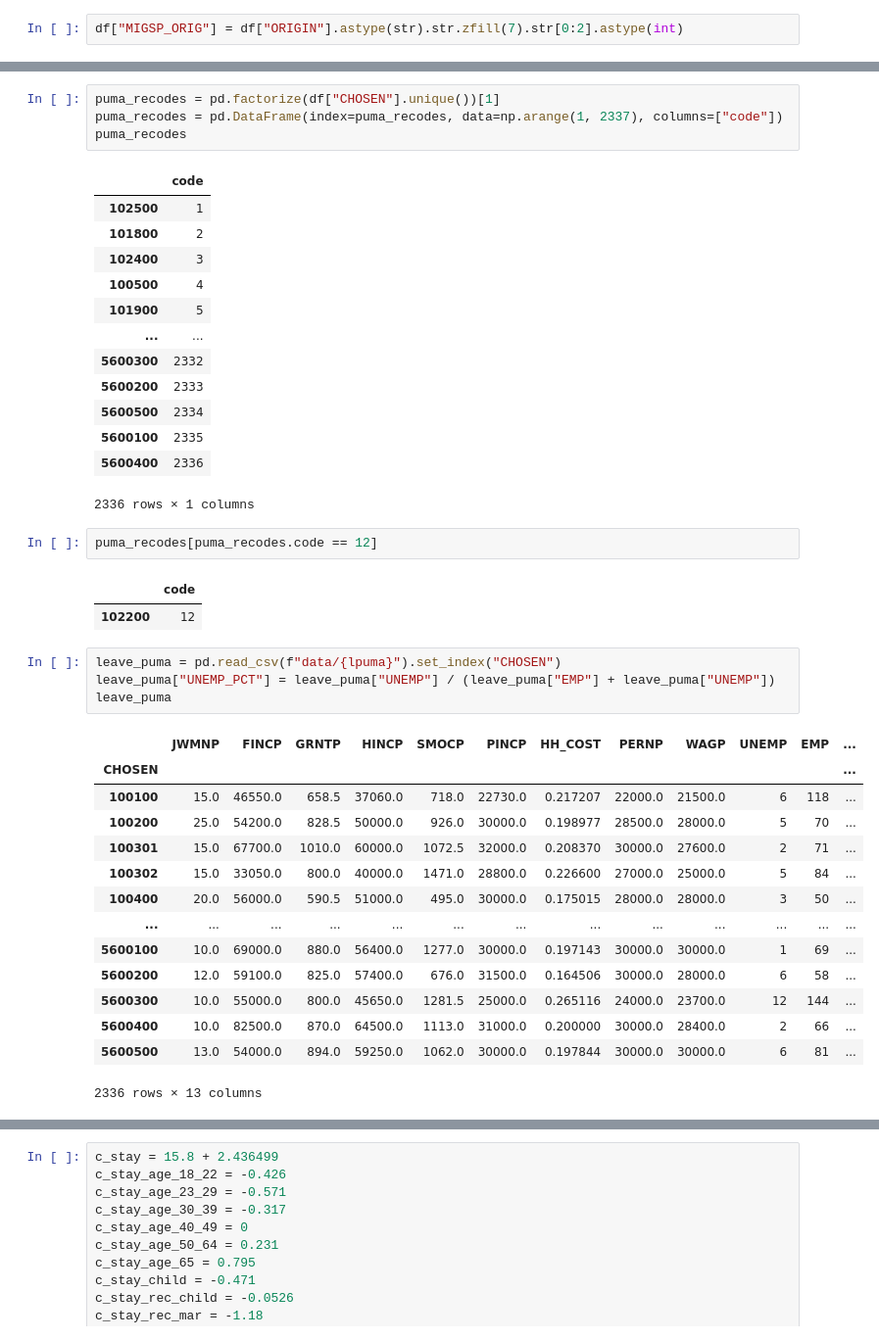
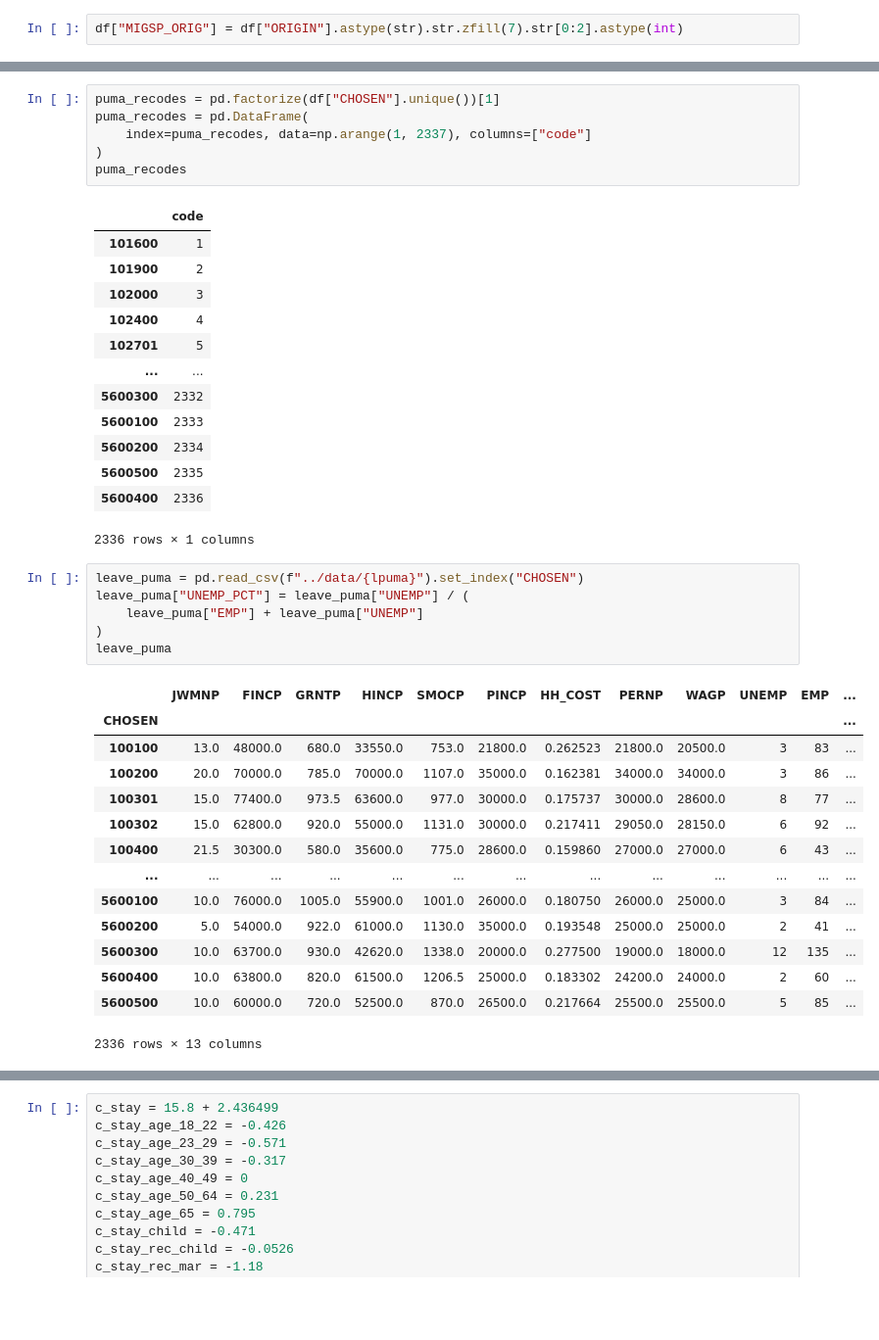
Before and after one commit to yianzhang14/us-migration-modeling, a Jupyter notebook: experiments/simulation.ipynb, the cells around one changed output, grey strips where cells are left out. Shown at 98% size. Drawn from its saved outputs; the diff is of its cells as text; blank space fills up the shorter version.

```diff
--- a/simulation.ipynb
+++ b/experiments/simulation.ipynb
@@ -240,45 +298,44 @@ distances
 975 rows × 2336 columns
 # %%
 puma_recodes = pd.factorize(df["CHOSEN"].unique())[1]
-puma_recodes = pd.DataFrame(index=puma_recodes, data=np.arange(1, 2337), columns=["code"])
+puma_recodes = pd.DataFrame(
+    index=puma_recodes, data=np.arange(1, 2337), columns=["code"]
+)
 puma_recodes
 # %% [output]
 |  | code |
-| 102500 | 1 |
-| 101800 | 2 |
-| 102400 | 3 |
-| 100500 | 4 |
-| 101900 | 5 |
+| 101600 | 1 |
+| 101900 | 2 |
+| 102000 | 3 |
+| 102400 | 4 |
+| 102701 | 5 |
 | ... | ... |
 | 5600300 | 2332 |
-| 5600200 | 2333 |
-| 5600500 | 2334 |
-| 5600100 | 2335 |
+| 5600100 | 2333 |
+| 5600200 | 2334 |
+| 5600500 | 2335 |
 | 5600400 | 2336 |
 2336 rows × 1 columns
-# %%
-puma_recodes[puma_recodes.code == 12]
-# %% [output]
-|  | code |
-| 102200 | 12 |
 # %%
-leave_puma = pd.read_csv(f"data/{lpuma}").set_index("CHOSEN")
-leave_puma["UNEMP_PCT"] = leave_puma["UNEMP"] / (leave_puma["EMP"] + leave_puma["UNEMP"])
+leave_puma = pd.read_csv(f"../data/{lpuma}").set_index("CHOSEN")
+leave_puma["UNEMP_PCT"] = leave_puma["UNEMP"] / (
+    leave_puma["EMP"] + leave_puma["UNEMP"]
+)
 leave_puma
 # %% [output]
 |  | JWMNP | FINCP | GRNTP | HINCP | SMOCP | PINCP | HH_COST | PERNP | WAGP | UNEMP | EMP | ... |
 | CHOSEN |  |  |  |  |  |  |  |  |  |  |  | ... |
-| 100100 | 15.0 | 46550.0 | 658.5 | 37060.0 | 718.0 | 22730.0 | 0.217207 | 22000.0 | 21500.0 | 6 | 118 | ... |
-| 100200 | 25.0 | 54200.0 | 828.5 | 50000.0 | 926.0 | 30000.0 | 0.198977 | 28500.0 | 28000.0 | 5 | 70 | ... |
-| 100301 | 15.0 | 67700.0 | 1010.0 | 60000.0 | 1072.5 | 32000.0 | 0.208370 | 30000.0 | 27600.0 | 2 | 71 | ... |
-| 100302 | 15.0 | 33050.0 | 800.0 | 40000.0 | 1471.0 | 28800.0 | 0.226600 | 27000.0 | 25000.0 | 5 | 84 | ... |
-| 100400 | 20.0 | 56000.0 | 590.5 | 51000.0 | 495.0 | 30000.0 | 0.175015 | 28000.0 | 28000.0 | 3 | 50 | ... |
+| 100100 | 13.0 | 48000.0 | 680.0 | 33550.0 | 753.0 | 21800.0 | 0.262523 | 21800.0 | 20500.0 | 3 | 83 | ... |
+| 100200 | 20.0 | 70000.0 | 785.0 | 70000.0 | 1107.0 | 35000.0 | 0.162381 | 34000.0 | 34000.0 | 3 | 86 | ... |
+| 100301 | 15.0 | 77400.0 | 973.5 | 63600.0 | 977.0 | 30000.0 | 0.175737 | 30000.0 | 28600.0 | 8 | 77 | ... |
+| 100302 | 15.0 | 62800.0 | 920.0 | 55000.0 | 1131.0 | 30000.0 | 0.217411 | 29050.0 | 28150.0 | 6 | 92 | ... |
+| 100400 | 21.5 | 30300.0 | 580.0 | 35600.0 | 775.0 | 28600.0 | 0.159860 | 27000.0 | 27000.0 | 6 | 43 | ... |
 | ... | ... | ... | ... | ... | ... | ... | ... | ... | ... | ... | ... | ... |
-| 5600100 | 10.0 | 69000.0 | 880.0 | 56400.0 | 1277.0 | 30000.0 | 0.197143 | 30000.0 | 30000.0 | 1 | 69 | ... |
-| 5600200 | 12.0 | 59100.0 | 825.0 | 57400.0 | 676.0 | 31500.0 | 0.164506 | 30000.0 | 28000.0 | 6 | 58 | ... |
-| 5600300 | 10.0 | 55000.0 | 800.0 | 45650.0 | 1281.5 | 25000.0 | 0.265116 | 24000.0 | 23700.0 | 12 | 144 | ... |
-| 5600400 | 10.0 | 82500.0 | 870.0 | 64500.0 | 1113.0 | 31000.0 | 0.200000 | 30000.0 | 28400.0 | 2 | 66 | ... |
-| 5600500 | 13.0 | 54000.0 | 894.0 | 59250.0 | 1062.0 | 30000.0 | 0.197844 | 30000.0 | 30000.0 | 6 | 81 | ... |
+| 5600100 | 10.0 | 76000.0 | 1005.0 | 55900.0 | 1001.0 | 26000.0 | 0.180750 | 26000.0 | 25000.0 | 3 | 84 | ... |
+| 5600200 | 5.0 | 54000.0 | 922.0 | 61000.0 | 1130.0 | 35000.0 | 0.193548 | 25000.0 | 25000.0 | 2 | 41 | ... |
+| 5600300 | 10.0 | 63700.0 | 930.0 | 42620.0 | 1338.0 | 20000.0 | 0.277500 | 19000.0 | 18000.0 | 12 | 135 | ... |
+| 5600400 | 10.0 | 63800.0 | 820.0 | 61500.0 | 1206.5 | 25000.0 | 0.183302 | 24200.0 | 24000.0 | 2 | 60 | ... |
+| 5600500 | 10.0 | 60000.0 | 720.0 | 52500.0 | 870.0 | 26500.0 | 0.217664 | 25500.0 | 25500.0 | 5 | 85 | ... |
 2336 rows × 13 columns
 # %%
 # reading in PUMA-MIGPUMA equivalency data
```
Also changed, not shown: parts of 24 cells of this notebook, 10 other files.
